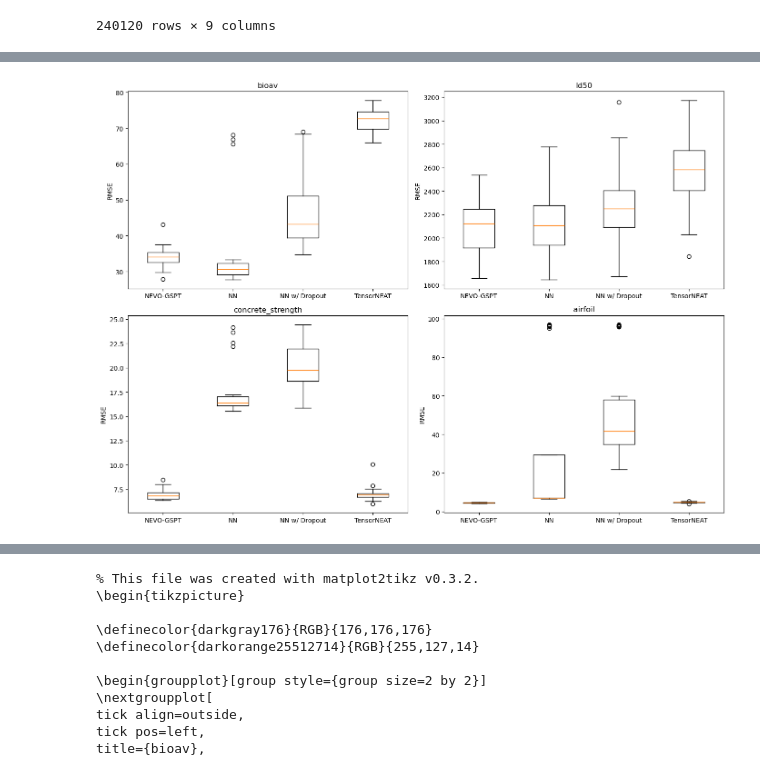
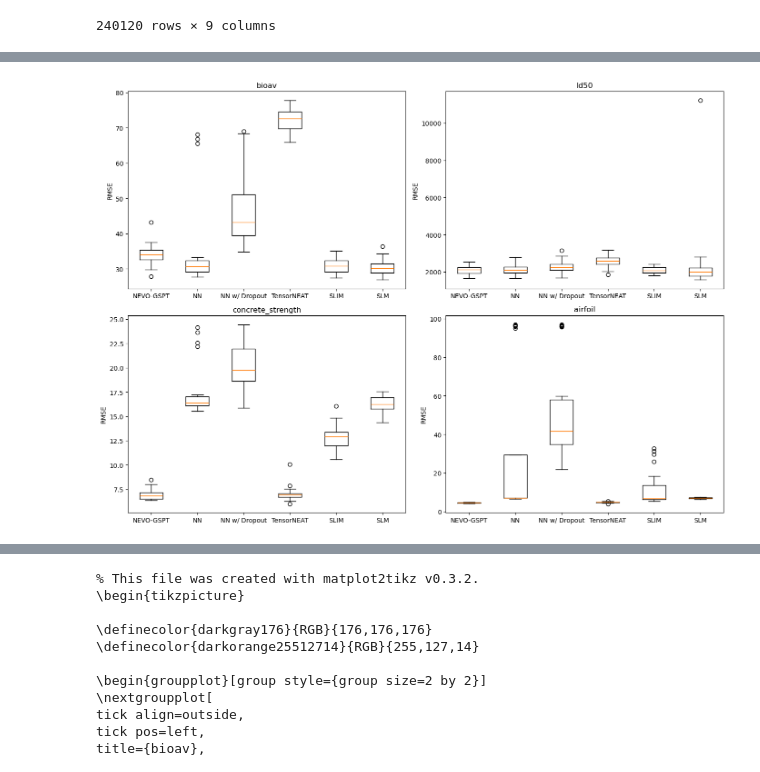
Before and after one commit to Fari98/NEVO-GSPT, a Jupyter notebook: visualizations/Paper plots.ipynb, the cells around one changed output, grey strips where cells are left out. Drawn from its saved outputs; the diff is of its cells as text; code cells hidden in the pictures.

```diff
--- a/visualizations/Paper plots.ipynb
+++ b/visualizations/Paper plots.ipynb
@@ -69,0 +261,34 @@ array(['bioav', 'ld50', 'concrete_strength', 'airfoil'], dtype=object)
+# %%
+print("="*70)
+print("CHECKING WHICH DATASET/ALGORITHM COMBINATIONS DON'T HAVE 30 OBSERVATIONS")
+print("="*70)
+
+# Analyze each dataset and algorithm
+for dataset_name, algorithms in data_dict.items():
+    print(f"\n{dataset_name.upper()}:")
+    print("-" * 70)
+
+    for algo_name, values in algorithms.items():
+        n_obs = len(values)
+        status = "✓ OK" if n_obs == 30 else f"✗ MISSING {30 - n_obs}"
+
+        print(f"  {algo_name:15s}: {n_obs:2d} observations  {status}")
+
+print("\n" + "="*70)
+print("SUMMARY: Dataset/Algorithm combinations WITHOUT 30 observations")
+print("="*70)
+
+missing = []
+for dataset_name, algorithms in data_dict.items():
+    for algo_name, values in algorithms.items():
+        n_obs = len(values)
+        if n_obs != 30:
+            missing.append((dataset_name, algo_name, n_obs))
+
+if missing:
+    for dataset, algo, n_obs in missing:
+        print(f"  • {dataset} / {algo}: {n_obs} observations (missing {30 - n_obs})")
+else:
+    print("  All combinations have exactly 30 observations!")
+
+print("="*70)
@@ -76,33 +319,39 @@ axes = axes.flatten()  # Flatten to access axes with a single index
 for idx, dataset in enumerate(datas):
     ax = axes[idx]  # Current subplot axis
 
     # Filter data for the current dataset and generation
     filtered_data = data[(data['dataset'] == dataset) &
                         (data['generation'] == 2000)]
 
     # Extract the specific column as 1D array
     nevo_values = filtered_data['test_fitness'].values
 
     baseline_values = baseline[baseline['dataset'] == dataset]['test_fitness'].values
 
     baseline_dropout_values = baseline_dropout[baseline_dropout['dataset'] == dataset]['test_fitness'].values
 
+    # baseline_dropout_values_01 = baseline_dropout_01[baseline_dropout_01['dataset'] == dataset]['test_fitness'].values
+
     # Extract TensorNEAT values (fix the boolean indexing)
     tneat_values = tneat[tneat['dataset'] == dataset]['final_model_test_rmse'].values if len(tneat[tneat['dataset'] == dataset]) > 0 else None
 
+    slim_values = f_slim[f_slim['dataset'] == dataset]['test_fitness'].values
+
+    slm_values = slm[slm['dataset'] == dataset]['test_rmse'].values
+
     # Prepare data for boxplot (each element should be a 1D array)
     if tneat_values is not None and len(tneat_values) > 0:
-        grouped = [nevo_values, baseline_values, baseline_dropout_values, tneat_values]
-        labels = ['NEVO-GSPT', 'NN', 'NN w/ Dropout', 'TensorNEAT']
+        grouped = [nevo_values, baseline_values, baseline_dropout_values, tneat_values, slim_values, slm_values]
+        labels = ['NEVO-GSPT', 'NN', 'NN w/ Dropout', 'TensorNEAT', 'SLIM', 'SLM']
     else:
         grouped = [nevo_values, baseline_values, baseline_dropout_values]
         labels = ['NEVO-GSPT', 'NN', 'NN w/ Dropout']
 
     ax.boxplot(grouped, labels=labels)
     ax.set_title(dataset)
     ax.set_ylabel('RMSE')
 
 plt.tight_layout()
 plt.show()
 # %% [output]
-[figure, old version]
+[figure, new version]
```
Also changed, not shown: parts of 43 cells of this notebook, 26 other files.
